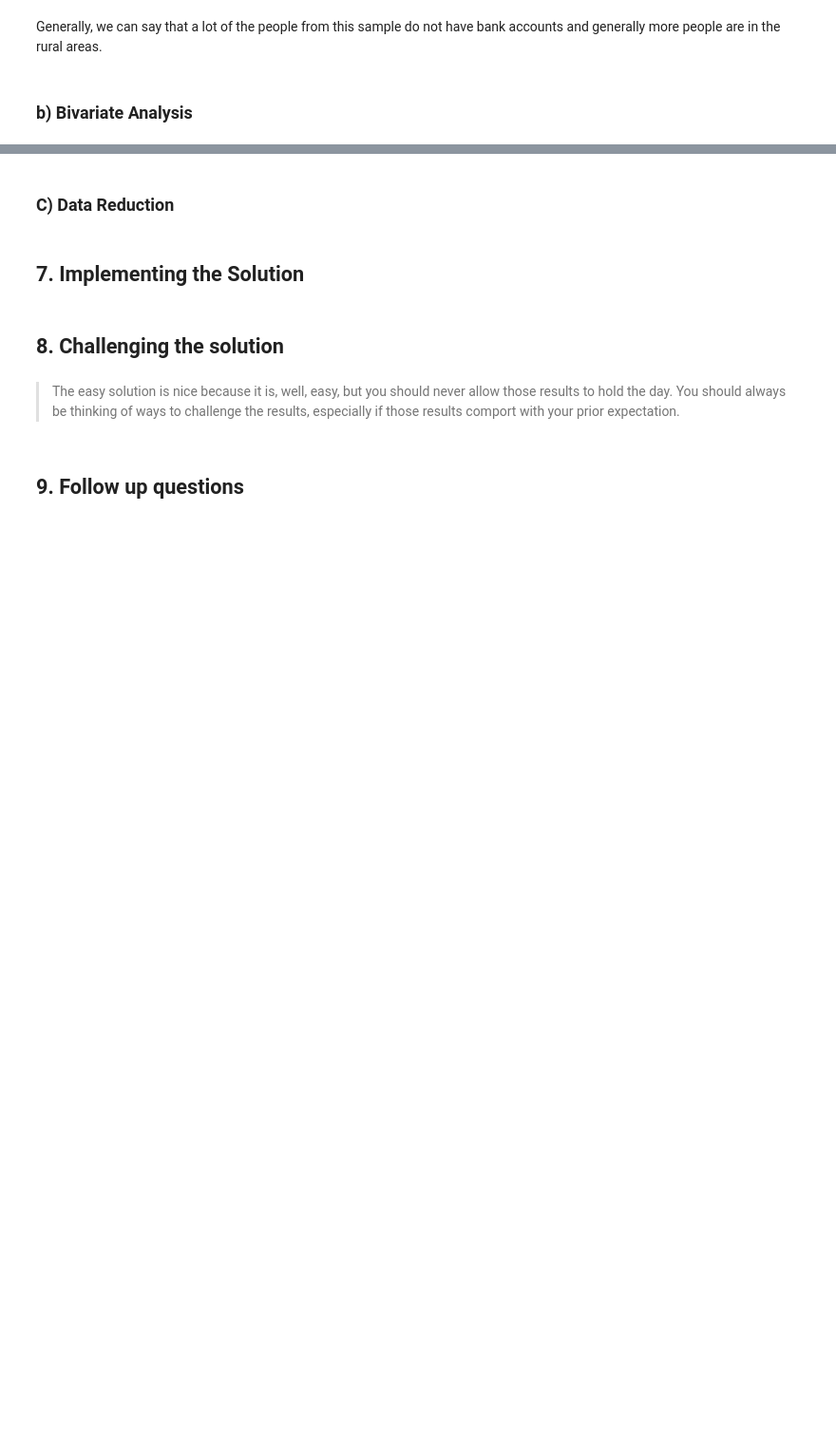
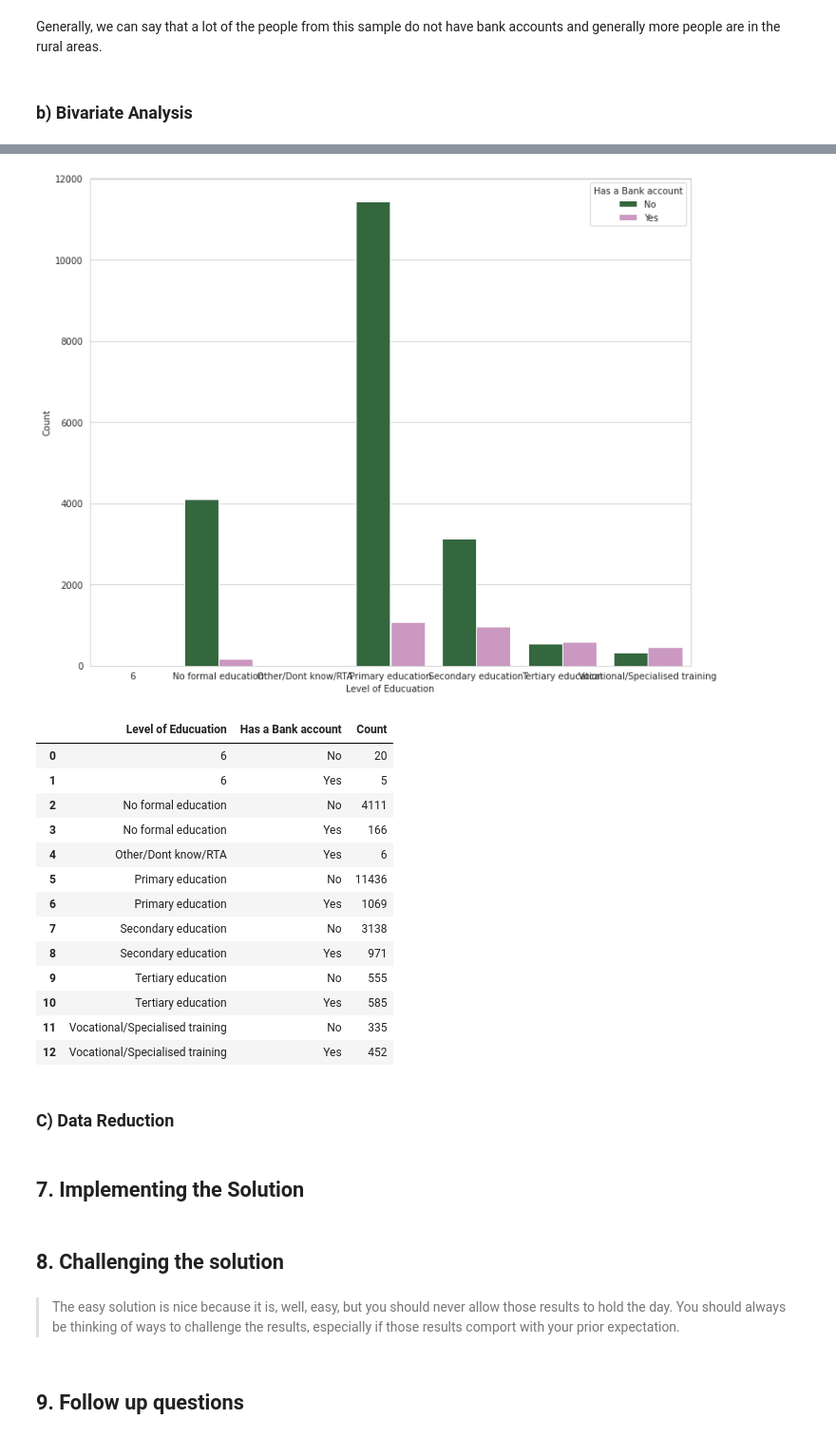
Before and after one commit to mburu-mwangi/Core-Wk2-IP, a Jupyter notebook: Moringa_Data_Science_Core_W2_Independent_Project_2021_09_Alfonce_Mwangi_Python_Notebook.ipynb, the cells around one changed output, grey strips where cells are left out. Shown at 95% size. Saved outputs shown, nothing was run; the diff lists cells and outputs as text; code cells hidden in the pictures; blank space fills up the shorter version.

```diff
--- a/Moringa_Data_Science_Core_W2_Independent_Project_2021_09_Alfonce_Mwangi_Python_Notebook.ipynb
+++ b/Moringa_Data_Science_Core_W2_Independent_Project_2021_09_Alfonce_Mwangi_Python_Notebook.ipynb
@@ -304,3 +390,21 @@ Generally, we can say that a lot of the people from this sample do not have bank
+# %%
+bivariate_viz(FinancialData_Df2,'Level of Educuation','Has a Bank account','cubehelix')
+# %% [output]
+[figure, added]
+|  | Level of Educuation | Has a Bank account | Count |
+| 0 | 6 | No | 20 |
+| 1 | 6 | Yes | 5 |
+| 2 | No formal education | No | 4111 |
+| 3 | No formal education | Yes | 166 |
+| 4 | Other/Dont know/RTA | Yes | 6 |
+| 5 | Primary education | No | 11436 |
+| 6 | Primary education | Yes | 1069 |
+| 7 | Secondary education | No | 3138 |
+| 8 | Secondary education | Yes | 971 |
+| 9 | Tertiary education | No | 555 |
+| 10 | Tertiary education | Yes | 585 |
+| 11 | Vocational/Specialised training | No | 335 |
+| 12 | Vocational/Specialised training | Yes | 452 |
 # %% [markdown]
 ### C) Data Reduction
 # %% [markdown]
```
Also changed, not shown: parts of 11 cells of this notebook.
